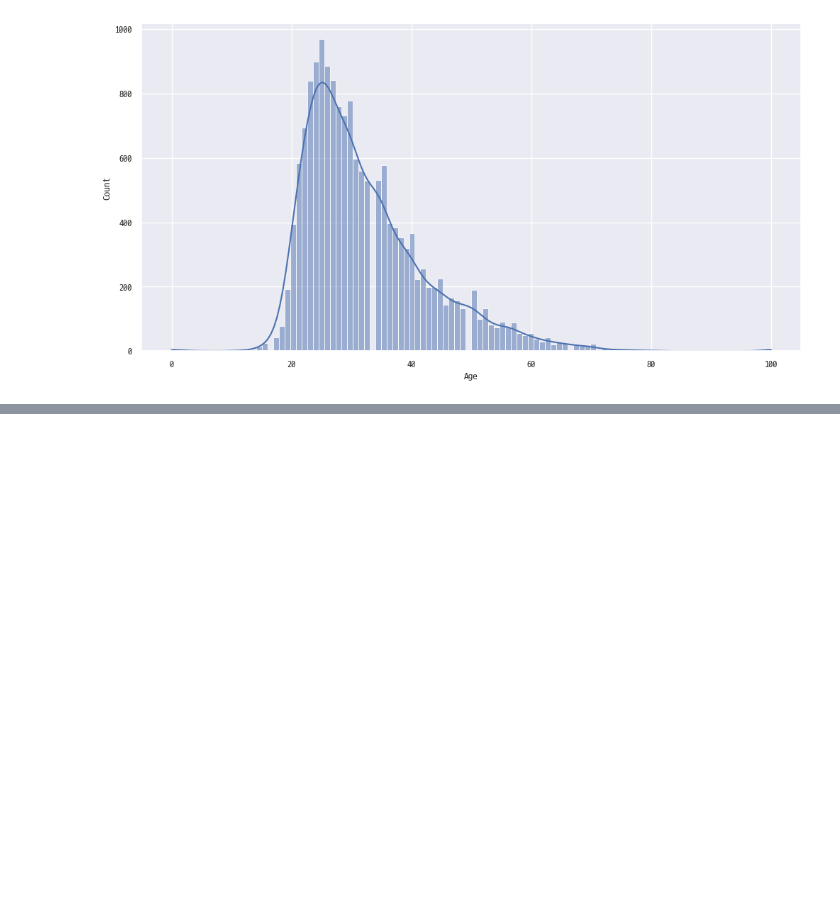
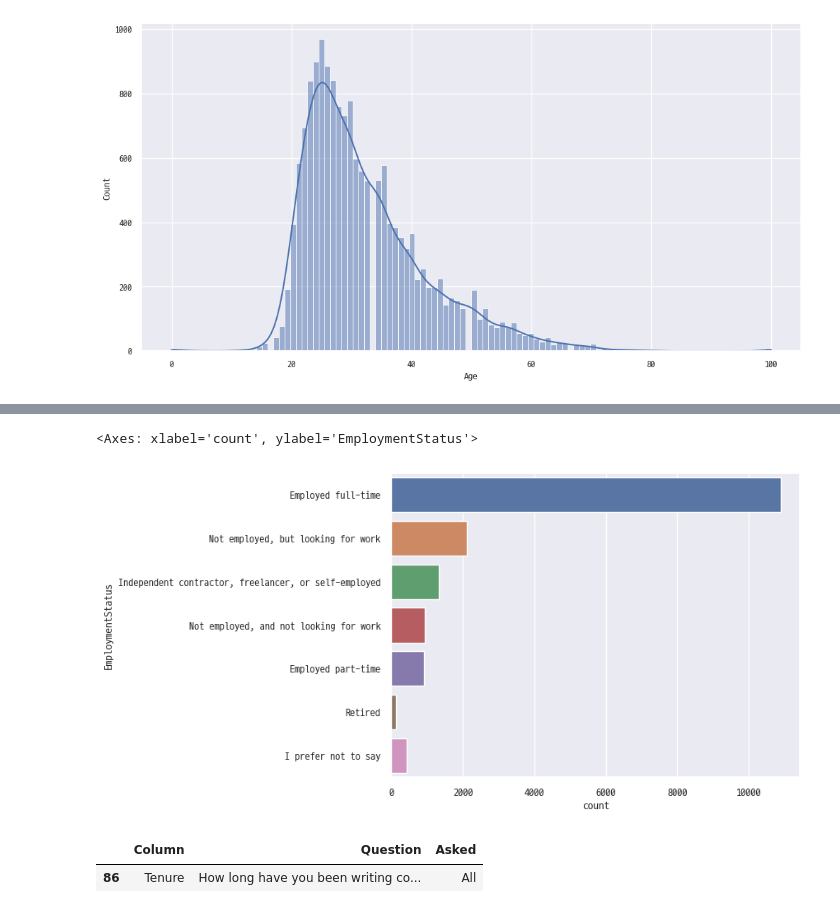
Before and after one commit to byulrim/KaggleExercise, a Jupyter notebook: kaggle.ipynb, the cells around one changed output, grey strips where cells are left out. Saved outputs shown, nothing was run; the diff lists cells and outputs as text; code cells hidden in the pictures; blank space fills up the shorter version.

```diff
--- a/kaggle.ipynb
+++ b/kaggle.ipynb
@@ -191,0 +241,10 @@ sns.histplot(mca, x="Age", kde=True)
+# %%
+sns.countplot(mca, y="EmploymentStatus")
+# %% [output]
+<Axes: xlabel='count', ylabel='EmploymentStatus'>
+[figure, added]
+# %%
+mcq.loc[mcq["Column"].str.contains("Tenure")]
+# %% [output]
+|  | Column | Question | Asked |
+| 86 | Tenure | How long have you been writing co... | All |
```
Also changed, not shown: parts of 11 cells of this notebook.
